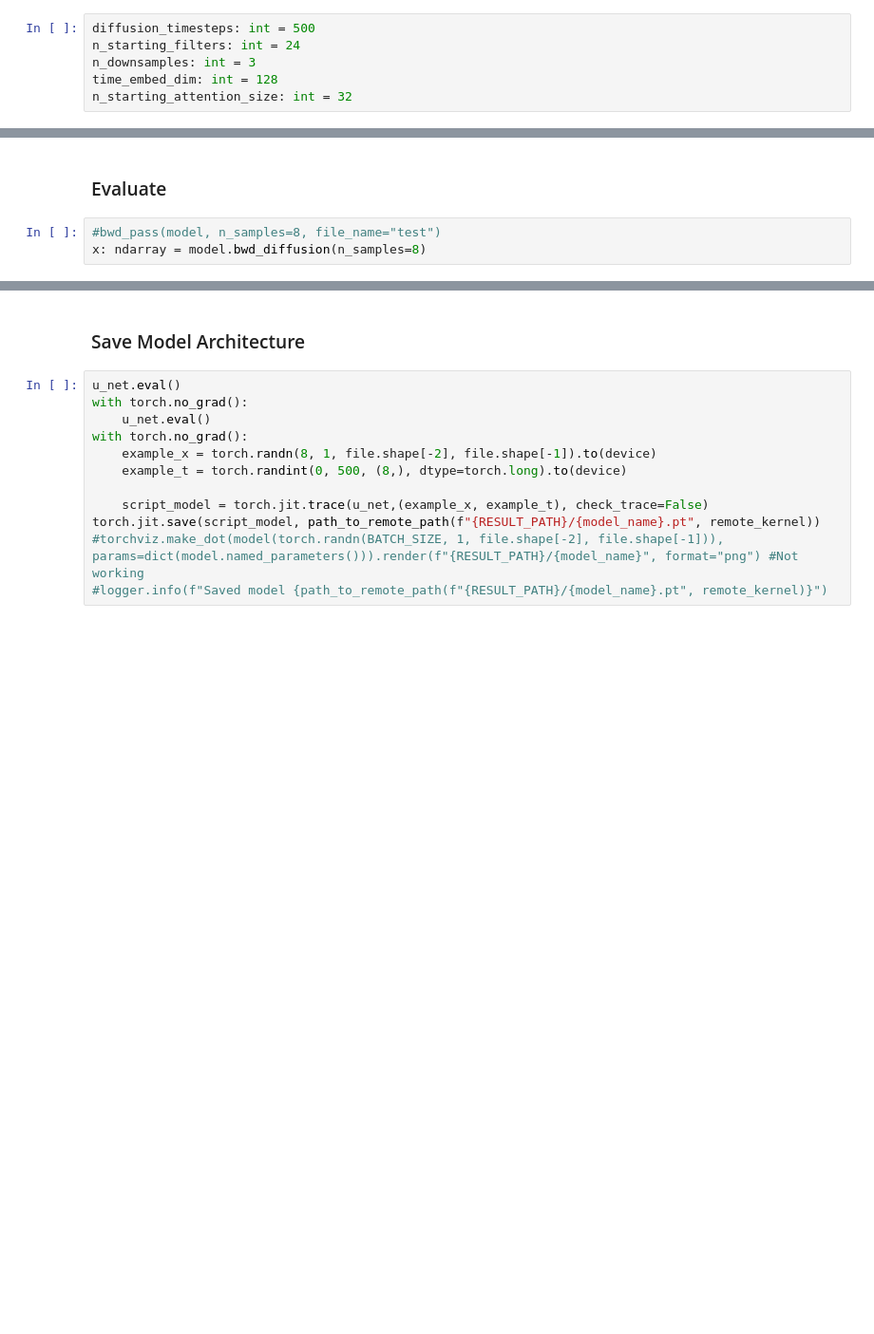
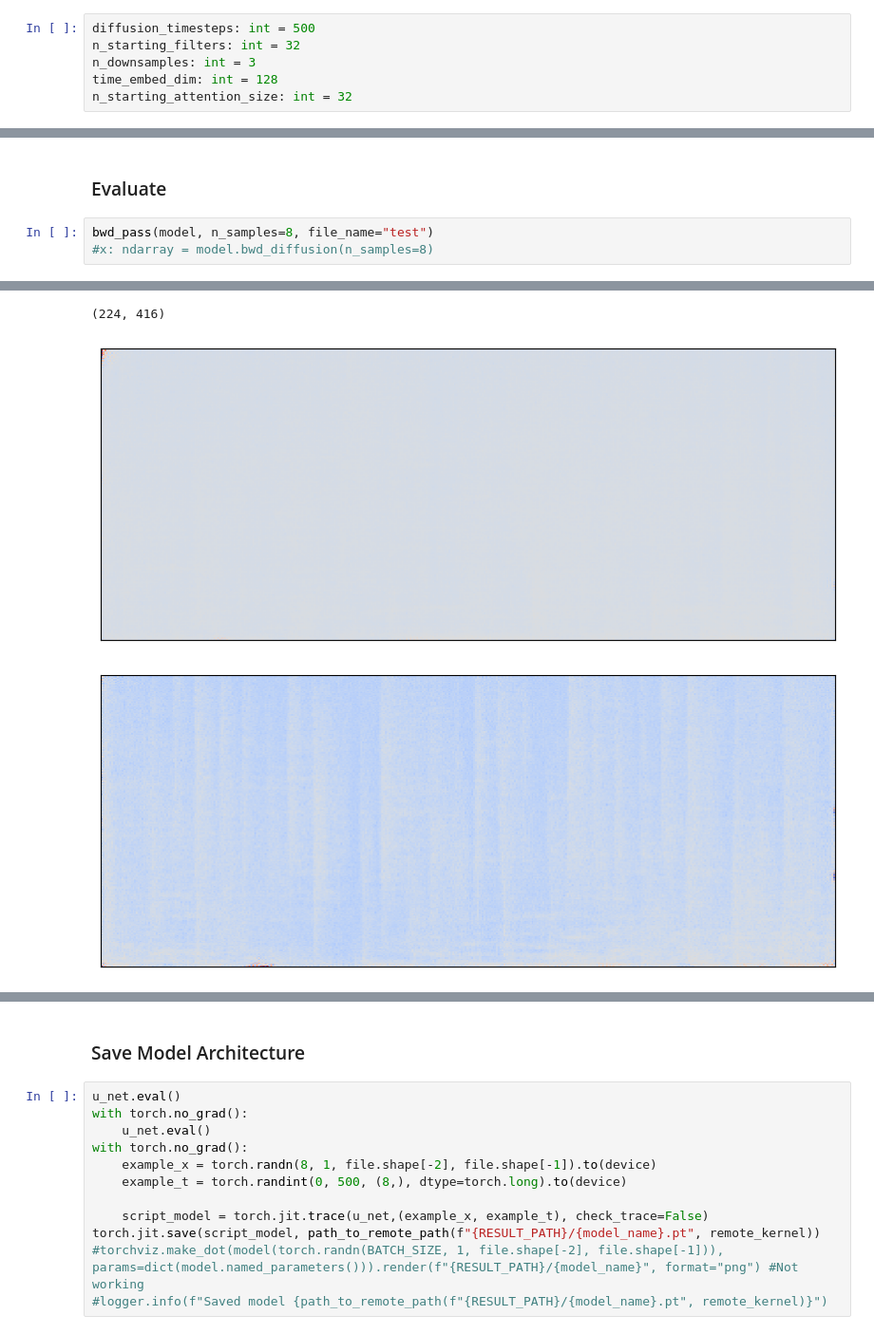
Before and after one commit to FinianLandes/MA_Diffusion, a Jupyter notebook: MainScripts/Eval Diffusion.ipynb, the cells around one changed output, grey strips where cells are left out. Shown at 95% size. Drawn from its saved outputs; the diff is of its cells as text; blank space fills up the shorter version.

```diff
--- a/MainScripts/Eval Diffusion.ipynb
+++ b/MainScripts/Eval Diffusion.ipynb
@@ -35,7 +53,7 @@ logging.basicConfig(level=logging_level, format='%(asctime)s - %(levelname)s - %
 logger: logging.Logger = logging.getLogger(__name__)
 # %%
 diffusion_timesteps: int = 500
-n_starting_filters: int = 24
+n_starting_filters: int = 32
 n_downsamples: int = 3
 time_embed_dim: int = 128
 n_starting_attention_size: int = 32
@@ -70,6 +89,6 @@ model = Diffusion(model=u_net, noise_steps=diffusion_timesteps, noise_schedule="
 # %% [markdown]
 ### Evaluate
 # %%
-#bwd_pass(model, n_samples=8, file_name="test")
-x: ndarray = model.bwd_diffusion(n_samples=8)
+bwd_pass(model, n_samples=8, file_name="test")
+#x: ndarray = model.bwd_diffusion(n_samples=8)
 # %% [output]
@@ -94,0 +114,3 @@ Step 480:
+(224, 416)
+[figure, added]
+[figure, added]
```
Also changed, not shown: parts of 5 cells of this notebook, 3 other files.
